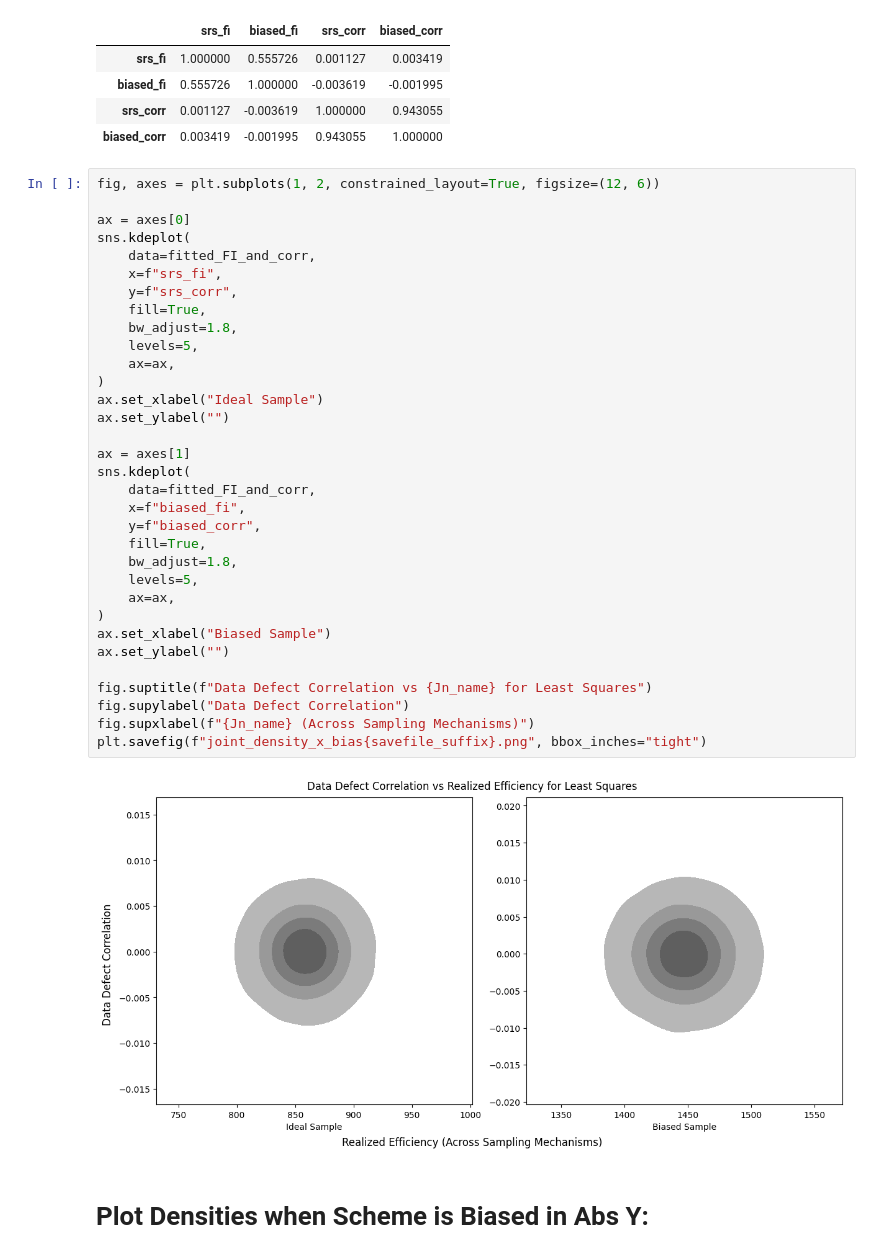
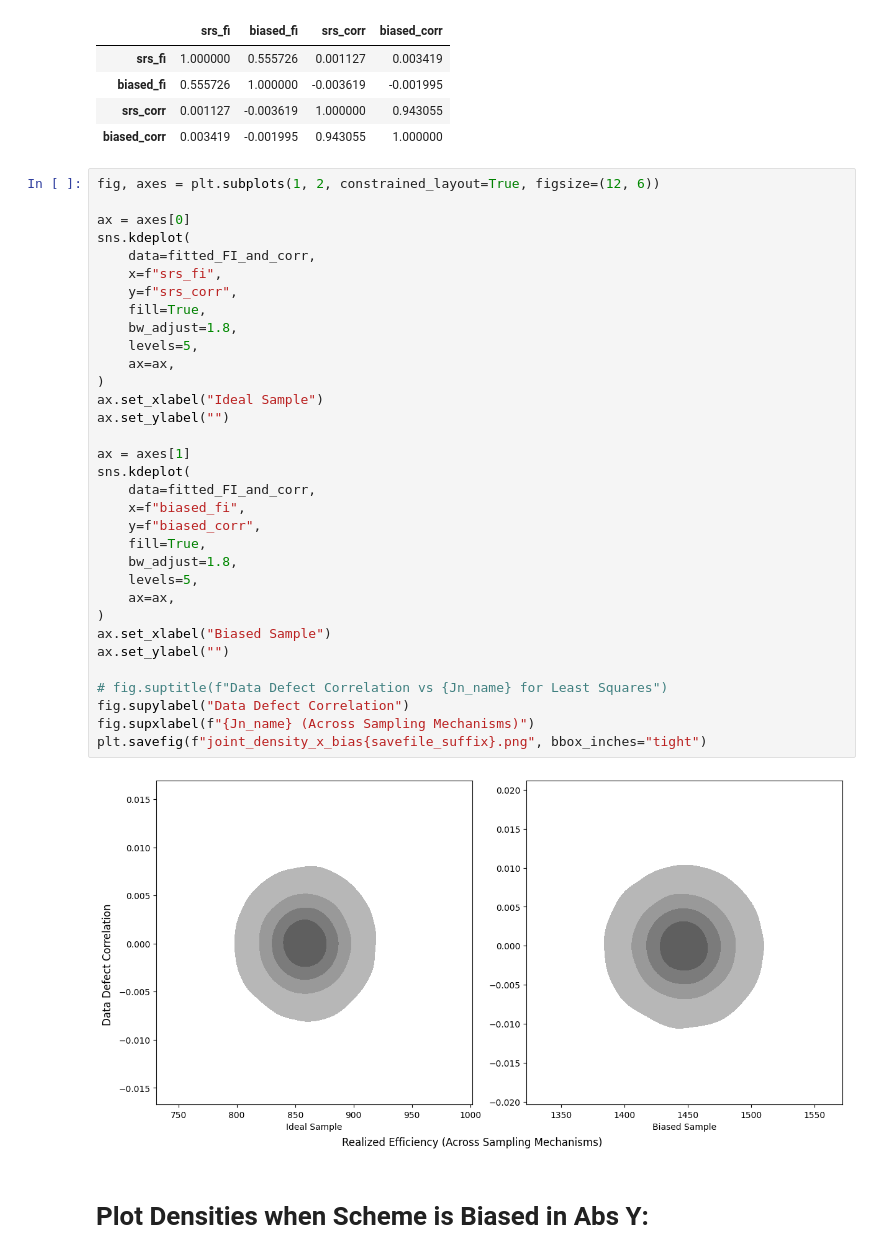
Before and after one commit to homage-to-the-square/exact-error-attributions, a Jupyter notebook: Section 4.1 - OLS Example Cases/OLS - Plot Everything.ipynb, the cells around one changed output. Drawn from its saved outputs; the diff is of its cells as text.

```diff
--- a/Section 4.1 - OLS Example Cases/OLS - Plot Everything.ipynb
+++ b/Section 4.1 - OLS Example Cases/OLS - Plot Everything.ipynb
@@ -160,35 +160,35 @@ fig, axes = plt.subplots(1, 2, constrained_layout=True, figsize=(12, 6))
 ax = axes[0]
 sns.kdeplot(
     data=fitted_FI_and_corr,
     x=f"srs_fi",
     y=f"srs_corr",
     fill=True,
     bw_adjust=1.8,
     levels=5,
     ax=ax,
 )
 ax.set_xlabel("Ideal Sample")
 ax.set_ylabel("")
 
 ax = axes[1]
 sns.kdeplot(
     data=fitted_FI_and_corr,
     x=f"biased_fi",
     y=f"biased_corr",
     fill=True,
     bw_adjust=1.8,
     levels=5,
     ax=ax,
 )
 ax.set_xlabel("Biased Sample")
 ax.set_ylabel("")
 
-fig.suptitle(f"Data Defect Correlation vs {Jn_name} for Least Squares")
+# fig.suptitle(f"Data Defect Correlation vs {Jn_name} for Least Squares")
 fig.supylabel("Data Defect Correlation")
 fig.supxlabel(f"{Jn_name} (Across Sampling Mechanisms)")
 plt.savefig(f"joint_density_x_bias{savefile_suffix}.png", bbox_inches="tight")
 # %% [output]
-[figure, old version]
+[figure, new version]
 # %% [markdown]
 # Plot Densities when Scheme is Biased in Abs Y:
 # %%
```
Also changed, not shown: parts of 2 cells of this notebook, 13 other files.
